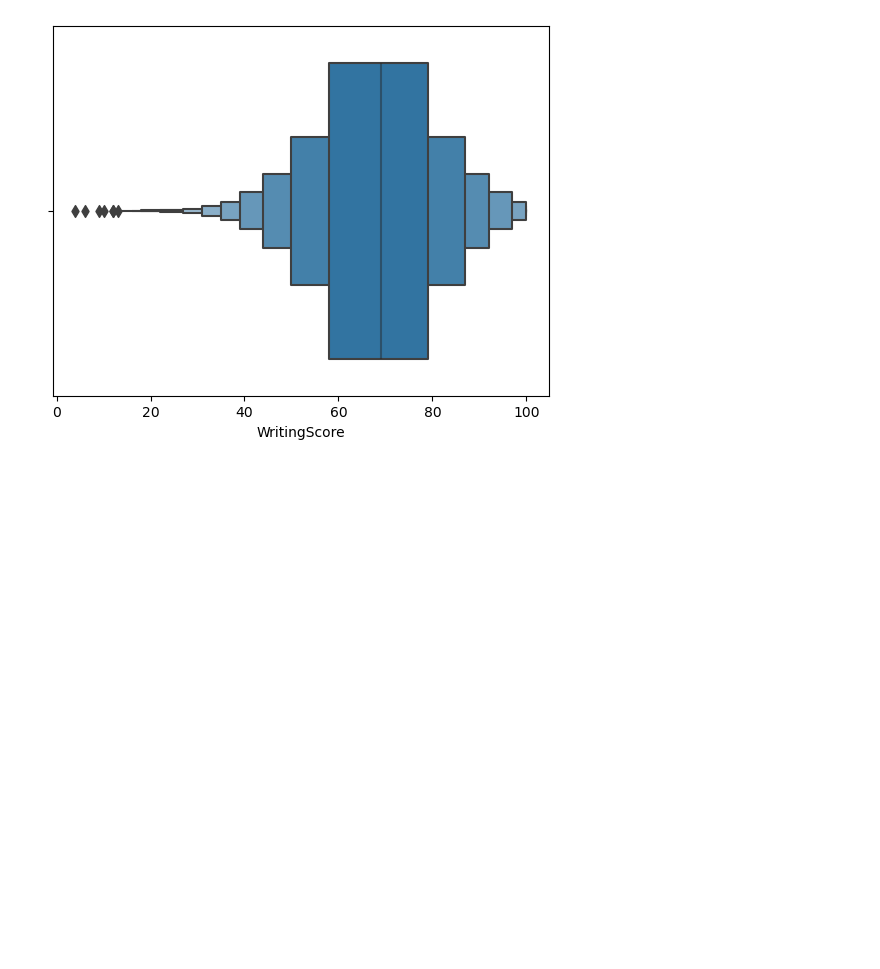
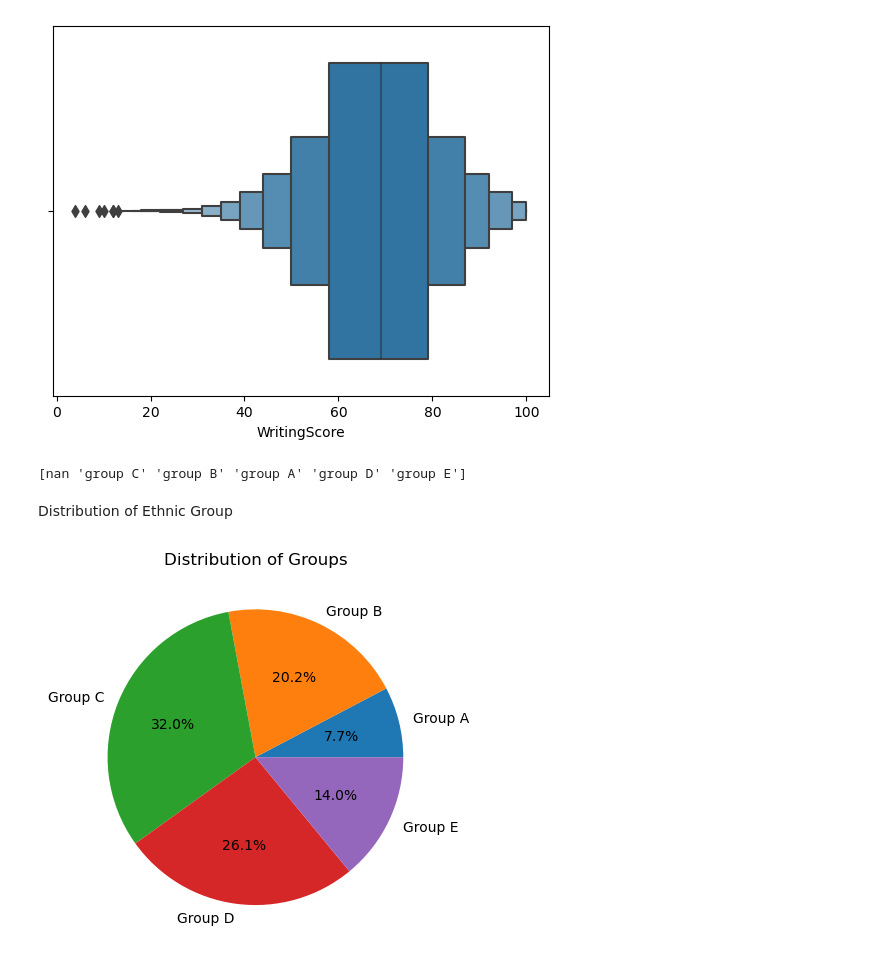
Before and after one commit to BamaCharanChhandogi/Student-Result-Analysis, a Jupyter notebook: index.ipynb, the cells around one changed output. Saved outputs shown, nothing was run; the diff lists cells and outputs as text; code cells hidden in the pictures; blank space fills up the shorter version.

```diff
--- a/index.ipynb
+++ b/index.ipynb
@@ -144,3 +144,23 @@ sns.boxenplot(data=df,x='WritingScore')
 # %% [output]
 <Axes: xlabel='WritingScore'>
 [figure]
+# %%
+print(df['EthnicGroup'].unique())
+# %% [output]
+[nan 'group C' 'group B' 'group A' 'group D' 'group E']
+# %% [markdown]
+Distribution of Ethnic Group
+# %%
+groupA = df.loc[(df['EthnicGroup']=='group A')].count()
+groupB = df.loc[(df['EthnicGroup']=='group B')].count()
+groupC = df.loc[(df['EthnicGroup']=='group C')].count()
+groupD = df.loc[(df['EthnicGroup']=='group D')].count()
+groupE = df.loc[(df['EthnicGroup']=='group E')].count()
+
+myList = [groupA['EthnicGroup'],groupB['EthnicGroup'],groupC['EthnicGroup'],groupD['EthnicGroup'],groupE['EthnicGroup']]
+myLabels = ['Group A','Group B','Group C','Group D','Group E']
+plt.pie(myList,labels=myLabels,autopct='%1.1f%%')
+plt.title('Distribution of Groups')
+plt.show()
+# %% [output]
+[figure, added]
```
Also changed, not shown: parts of 1 cell of this notebook.
